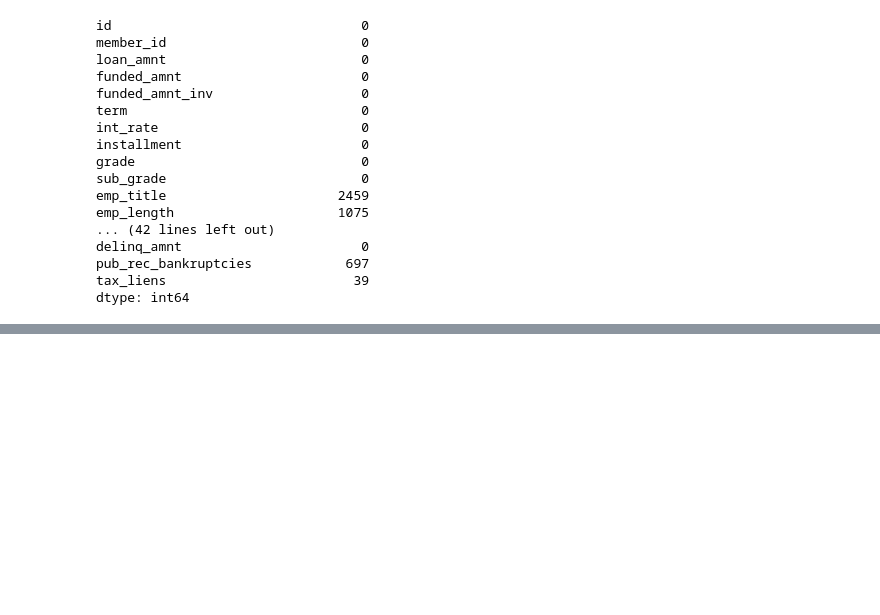
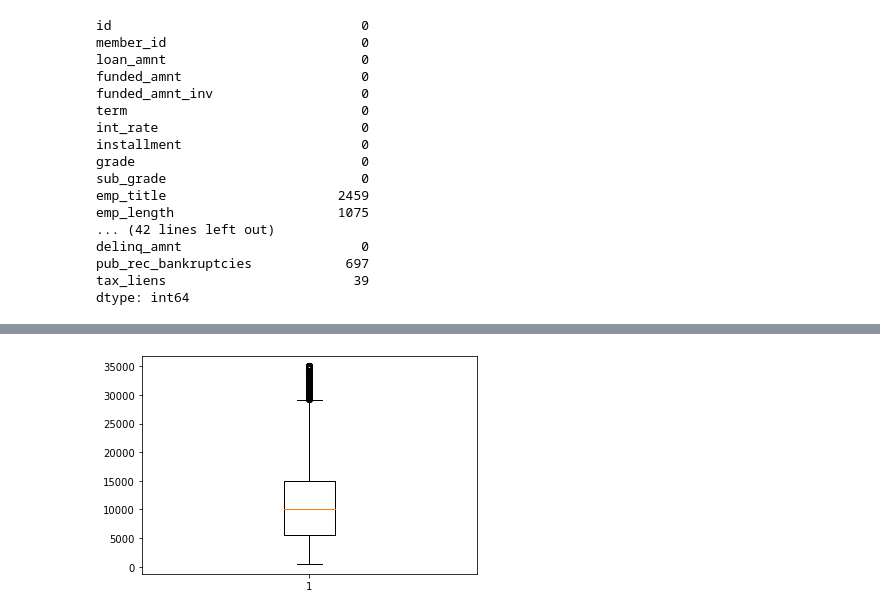
Before and after one commit to KhushiSindhu/Landing-Club-Case-Study, a Jupyter notebook: Santosh.ipynb, the cells around one changed output, grey strips where cells are left out. Cells and saved outputs as stored; diff of their text form; code cells hidden in the pictures; blank space fills up the shorter version.

```diff
--- a/Santosh.ipynb
+++ b/Santosh.ipynb
@@ -104,0 +351,6 @@ Name: next_pymnt_d, dtype: int64
+# %%
+#Checking outliers
+plt.boxplot(loanData.loan_amnt)
+plt.show()
+# %% [output]
+[figure, added]
```
Also changed, not shown: parts of 36 cells of this notebook.
